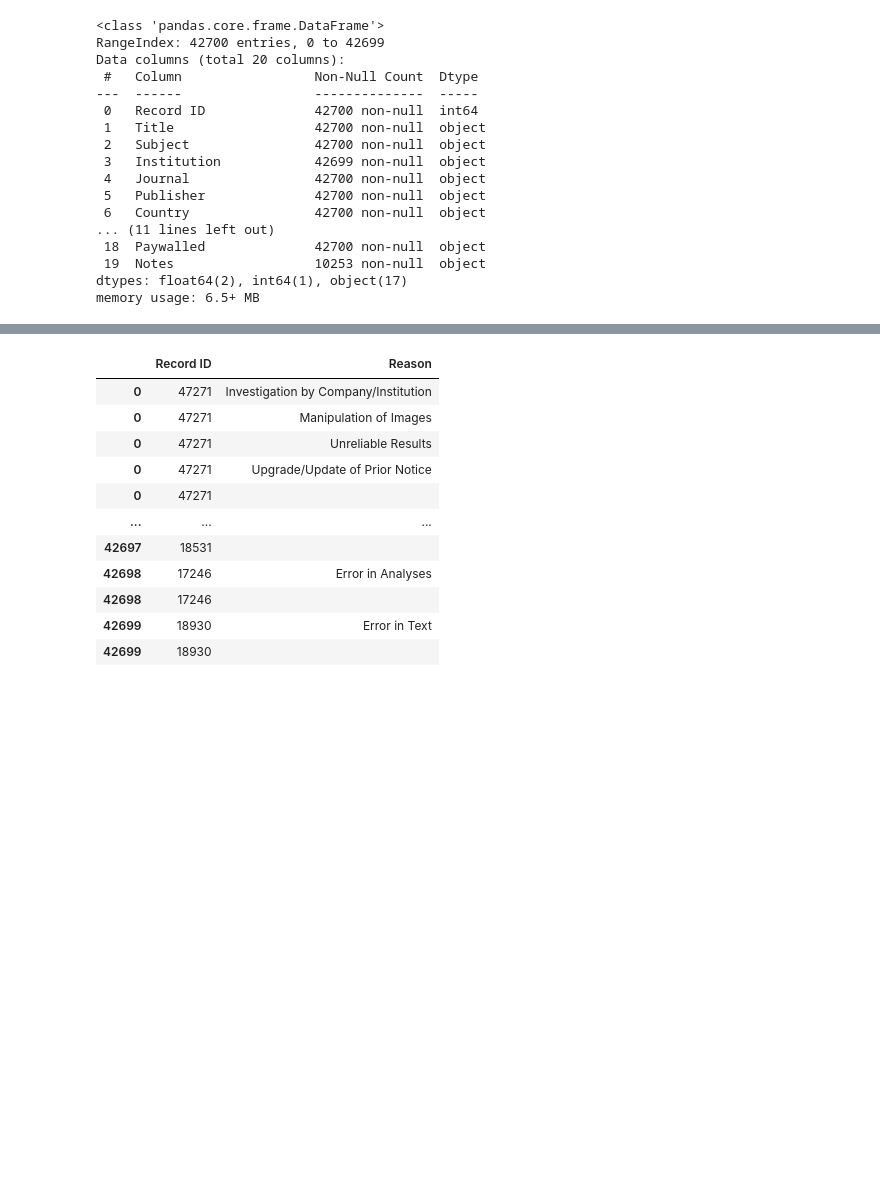
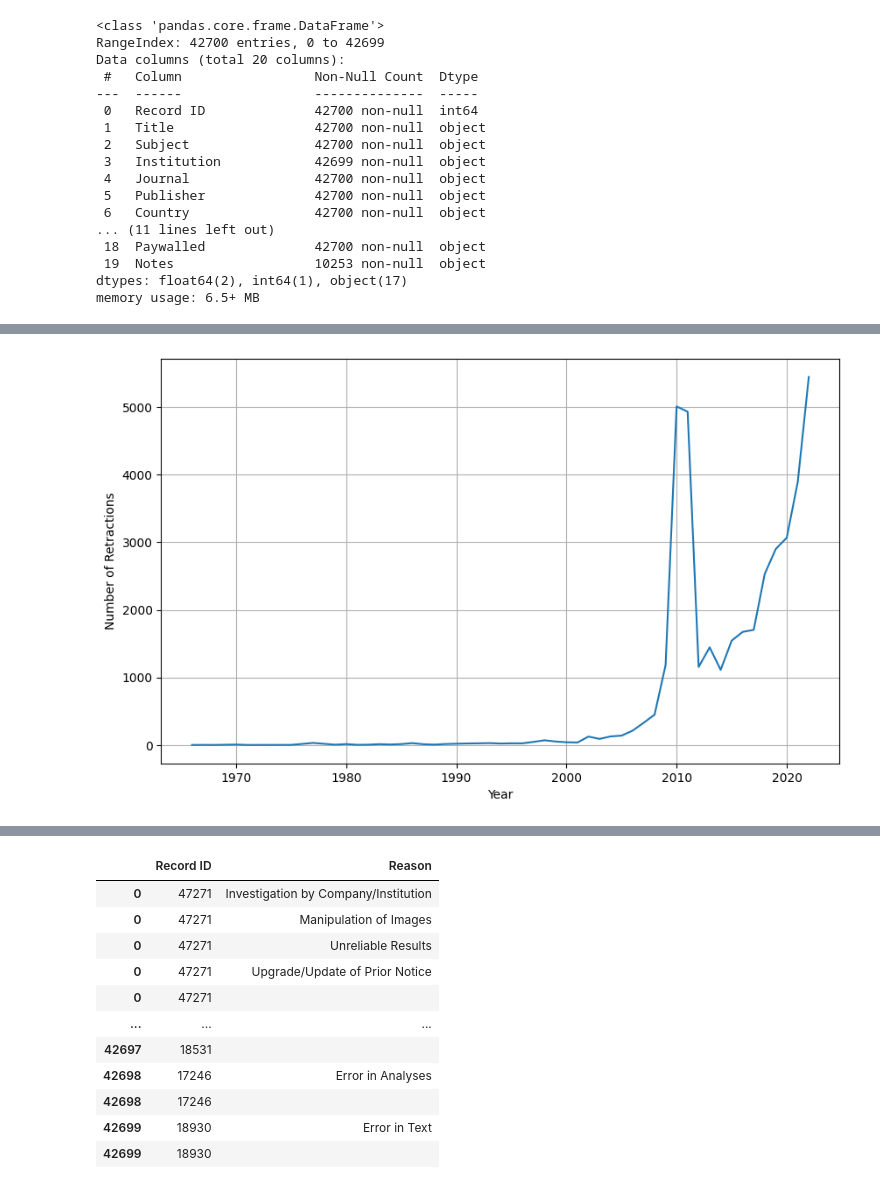
Before and after one commit to IsabelCD/Retractions, a Jupyter notebook: retraction_watch.ipynb, the cells around one changed output, grey strips where cells are left out. Saved outputs shown, nothing was run; the diff lists cells and outputs as text; code cells hidden in the pictures; blank space fills up the shorter version.

```diff
--- a/retraction_watch.ipynb
+++ b/retraction_watch.ipynb
@@ -33,3 +56,5 @@ Data columns (total 20 columns):
  19  Notes                  10253 non-null  object
 dtypes: float64(2), int64(1), object(17)
 memory usage: 6.5+ MB
+# %%
+rw['RetractionDate'] = pd.to_datetime(rw['RetractionDate'], errors='coerce') #, infer_datetime_format=True
@@ -35,0 +67,3 @@ memory usage: 6.5+ MB
+# %%
+year_counts = rw[(rw['RetractionDate'].dt.year != 2023) & (rw['RetractionDate'].dt.year >1960)].groupby(rw['RetractionDate'].dt.year)['Record ID'].count()
+year_counts
@@ -35,0 +88,11 @@ memory usage: 6.5+ MB
+# %%
+plt.figure(figsize=(10, 6))  # Adjust the figure size as needed
+plt.plot(year_counts.index, year_counts.values)
+
+plt.xlabel('Year')
+plt.ylabel('Number of Retractions')
+#plt.title('Evolution of number of retractions')
+plt.grid(True)
+plt.show()
+# %% [output]
+[figure, added]
```
Also changed, not shown: parts of 26 cells of this notebook, 4 other files.
